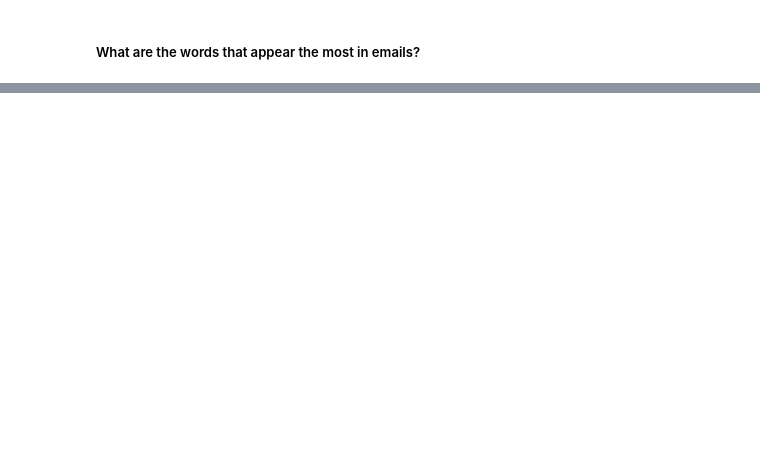
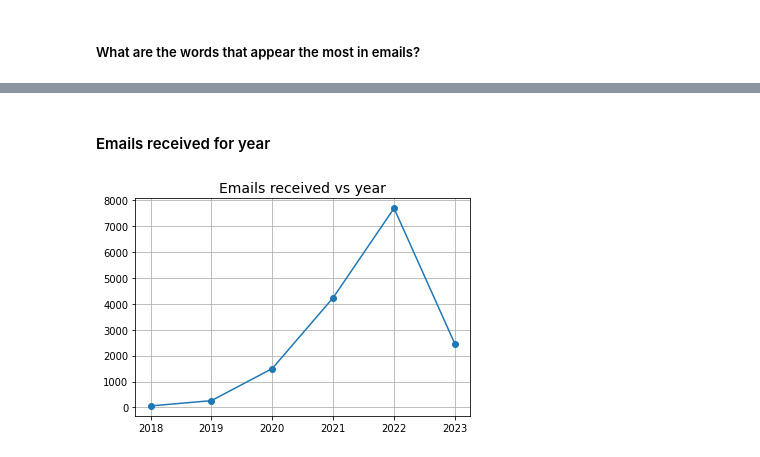
Before and after one commit to DemikFR/Gmail_Manager_Scripts, a Jupyter notebook: Analysis_my_Gmail.ipynb, the cells around one changed output, grey strips where cells are left out. Drawn from its saved outputs; the diff is of its cells as text; code cells hidden in the pictures; blank space fills up the shorter version.

```diff
--- a/Analysis_my_Gmail.ipynb
+++ b/Analysis_my_Gmail.ipynb
@@ -72,0 +56,9 @@ Name: Date, dtype: int64
+# %% [markdown]
+#### Emails received for year
+# %%
+plt.plot(year_values.index, year_values.Date, marker='o')
+plt.title('Emails received vs year', fontsize=14)
+plt.grid(True)
+plt.show()
+# %% [output]
+[figure, added]
```
Also changed, not shown: parts of 11 cells of this notebook.
